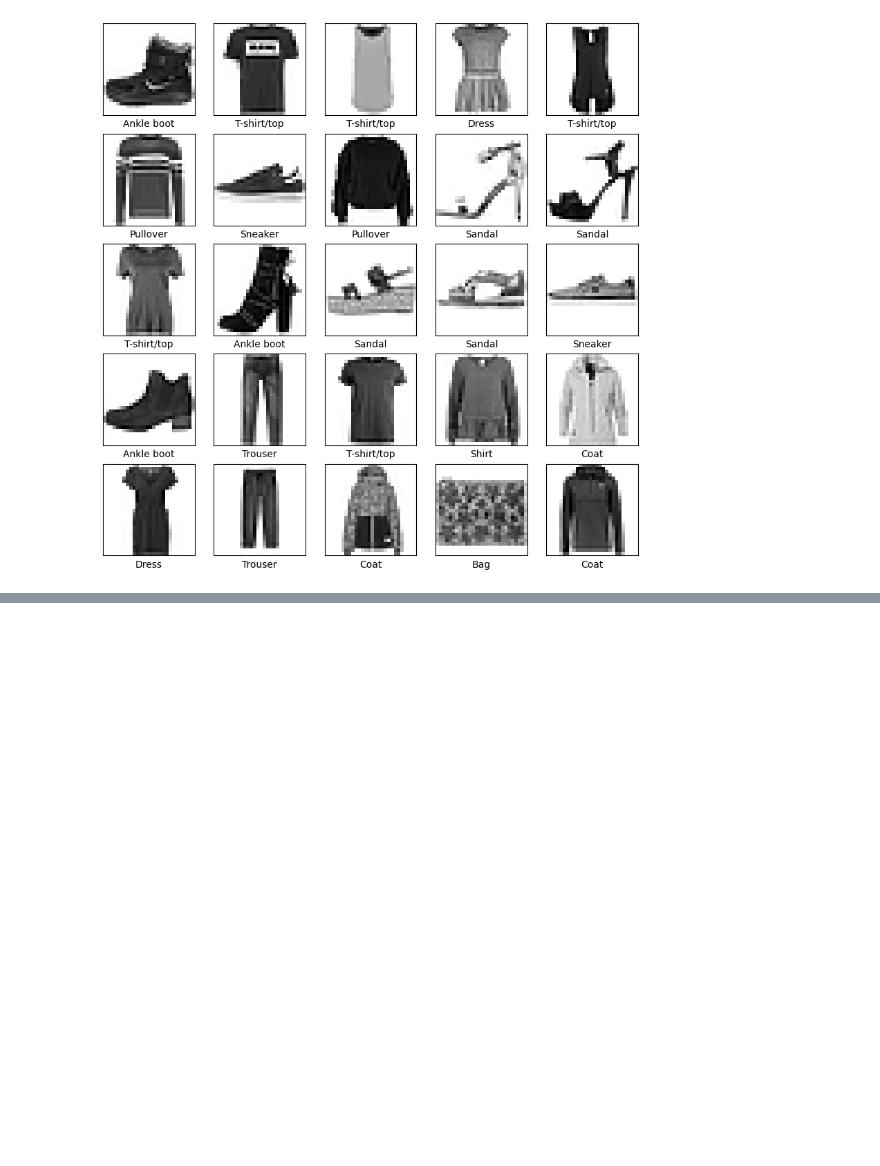
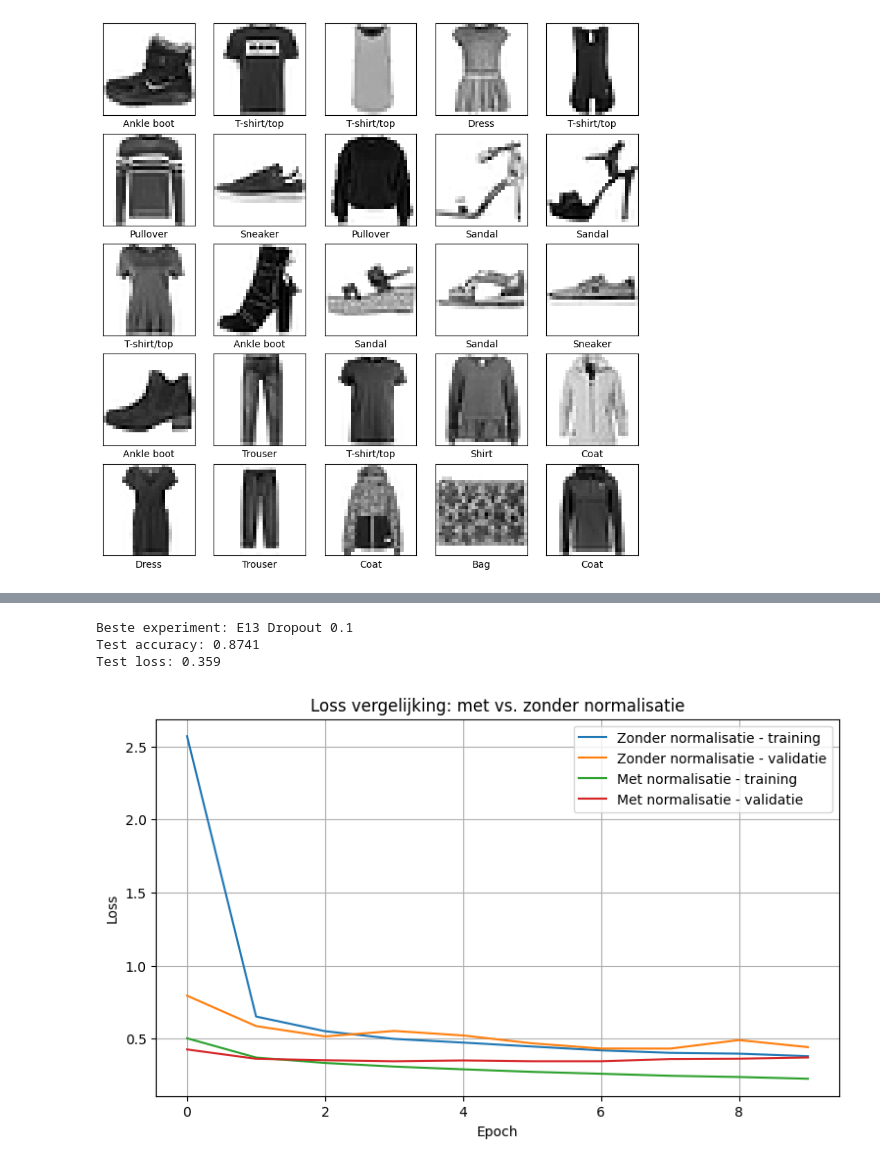
Before and after one commit to BayramGurel/DEAI, a Jupyter notebook: Week 10/neural network part 2.ipynb, the cells around one changed output, grey strips where cells are left out. Saved outputs shown, nothing was run; the diff lists cells and outputs as text; code cells hidden in the pictures; blank space fills up the shorter version.

```diff
--- a/Week 10/neural network part 2.ipynb
+++ b/Week 10/neural network part 2.ipynb
@@ -139,0 +169,9 @@ test_data_norm = test_data.astype("float32") / 255.0
+# %%
+# Normaliseer de trainingsdata: pixelwaarden gaan van 0-255 naar 0-1
+train_images_norm = train_images.astype("float32") / 255.0
+
+# Normaliseer de validatiedata op exact dezelfde manier
+validation_images_norm = validation_images.astype("float32") / 255.0
+
+# Normaliseer ook de testdata, zodat alle datasets dezelfde schaal gebruiken
+test_images_norm = test_images.astype("float32") / 255.0
@@ -221,0 +364,39 @@ Echte klasse: Ankle boot
+# %%
+# Pak het eerste resultaat uit de gesorteerde tabel.
+# Omdat results_table is gesorteerd op Test accuracy, staat het beste model bovenaan.
+best_experiment = results_table.iloc[0]
+
+# Toon de belangrijkste resultaten van het beste experiment
+print("Beste experiment:", best_experiment["Experiment"])
+print("Test accuracy:", best_experiment["Test accuracy"])
+print("Test loss:", best_experiment["Test loss"])
+# %% [output]
+Beste experiment: E13 Dropout 0.1
+Test accuracy: 0.8741
+Test loss: 0.359
+# %%
+def plot_loss_comparison(history_without_norm, history_with_norm):
+    # Vergelijk hoe de loss verandert tijdens training, met en zonder normalisatie
+    plt.figure(figsize=(9, 5))
+
+    # Loss van het model dat trainde op originele pixelwaarden: 0-255
+    plt.plot(history_without_norm.history["loss"], label="Zonder normalisatie - training")
+    plt.plot(history_without_norm.history["val_loss"], label="Zonder normalisatie - validatie")
+
+    # Loss van het model dat trainde op genormaliseerde pixelwaarden: 0-1
+    plt.plot(history_with_norm.history["loss"], label="Met normalisatie - training")
+    plt.plot(history_with_norm.history["val_loss"], label="Met normalisatie - validatie")
+
+    # Maak de grafiek leesbaar
+    plt.xlabel("Epoch")
+    plt.ylabel("Loss")
+    plt.title("Loss vergelijking: met vs. zonder normalisatie")
+    plt.legend()
+    plt.grid(True)
+    plt.show()
+
+
+# Vergelijk de trainingsgeschiedenis van beide modellen
+plot_loss_comparison(history_without_normalization, history_with_normalization)
+# %% [output]
+[figure, added]
```
Also changed, not shown: parts of 23 cells of this notebook, 12 other files.
